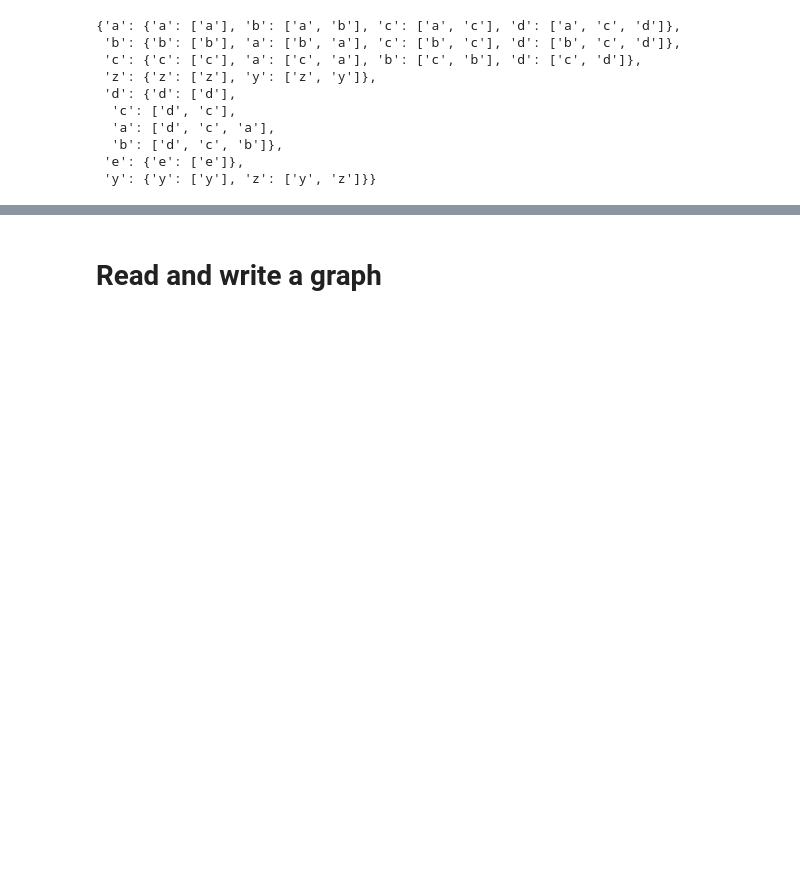
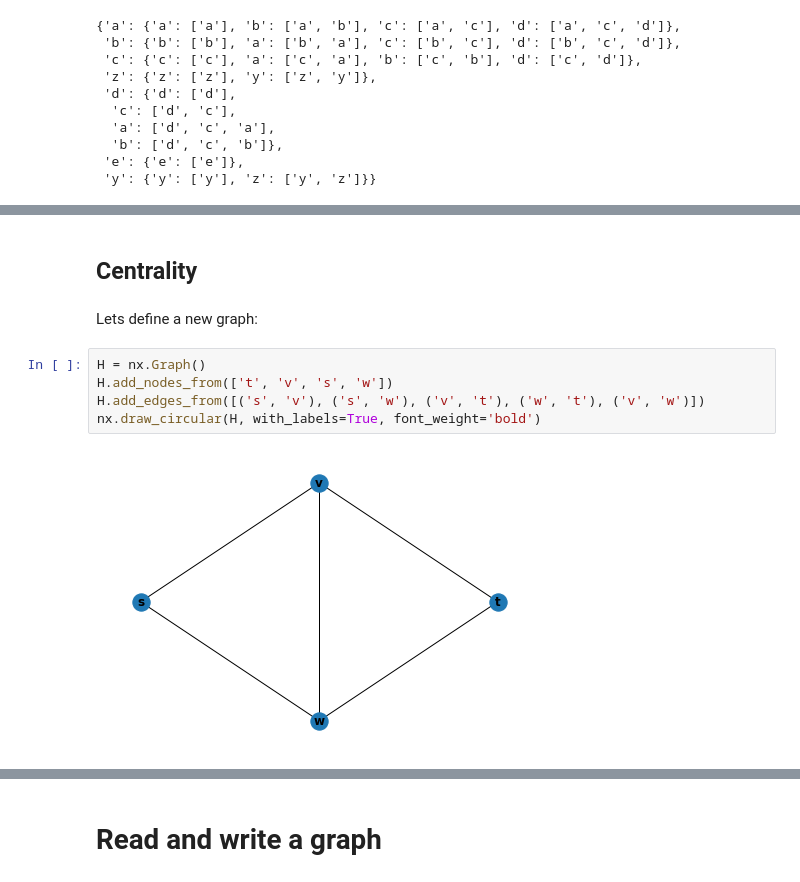
Before and after one commit to iipr/networkx-tutorial, a Jupyter notebook: GA&SN - NetworkX.ipynb, the cells around one changed output, grey strips where cells are left out. Drawn from its saved outputs; the diff is of its cells as text; blank space fills up the shorter version.

```diff
--- a/GA&SN - NetworkX.ipynb
+++ b/GA&SN - NetworkX.ipynb
@@ -471,0 +541,11 @@ dict(nx.all_pairs_shortest_path(G))
+# %% [markdown]
+## Centrality
+# %% [markdown]
+Lets define a new graph:
+# %%
+H = nx.Graph()
+H.add_nodes_from(['t', 'v', 's', 'w'])
+H.add_edges_from([('s', 'v'), ('s', 'w'), ('v', 't'), ('w', 't'), ('v', 'w')])
+nx.draw_circular(H, with_labels=True, font_weight='bold')
+# %% [output]
+[figure, added]
```
Also changed, not shown: parts of 108 cells of this notebook, 8 other files.
